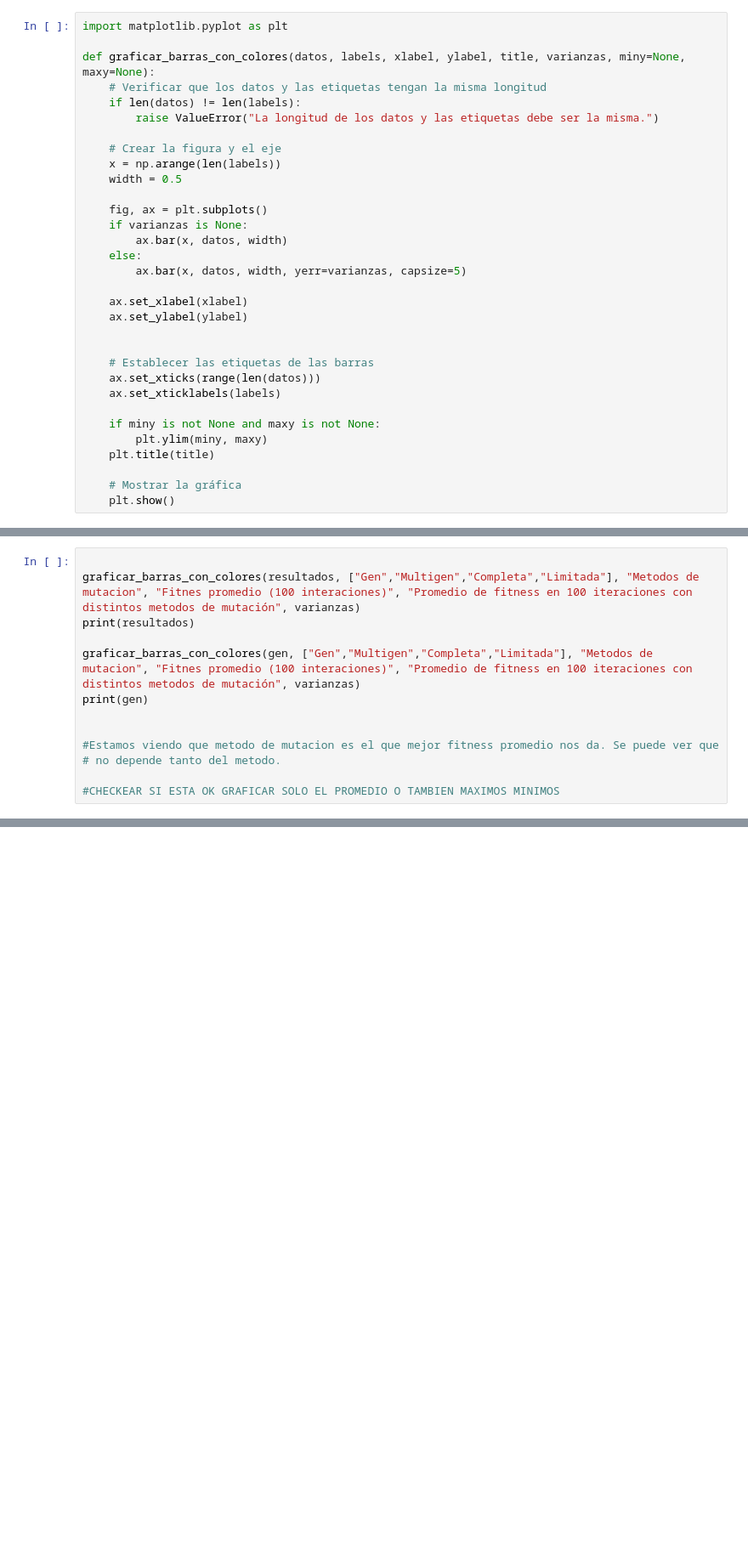
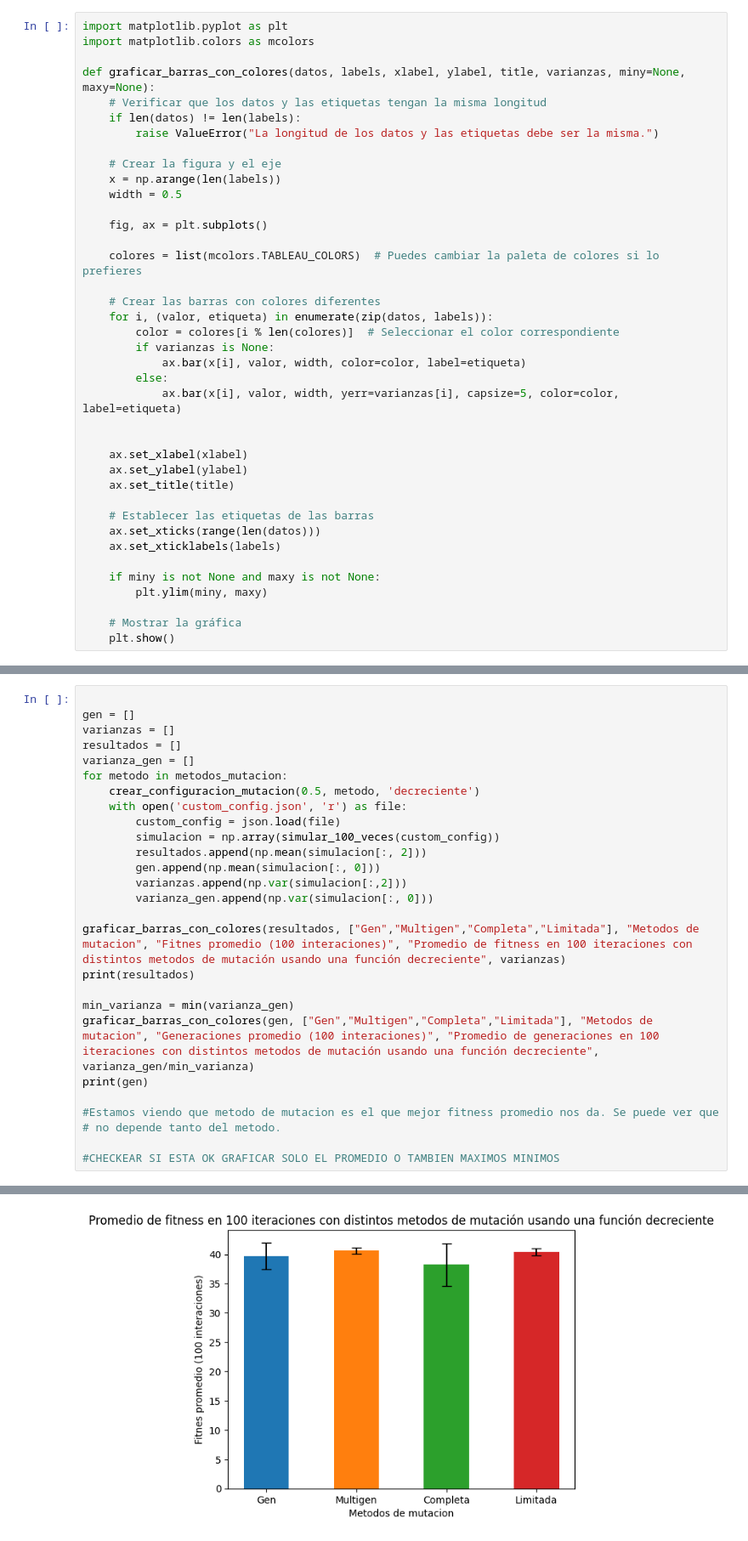
Before and after one commit to motegui/SIA-TP-S, a Jupyter notebook: TP2/TP2.ipynb, the cells around one changed output, grey strips where cells are left out. Shown at 85% size. Saved outputs shown, nothing was run; the diff lists cells and outputs as text; blank space fills up the shorter version.

Commit message:
Finishing graphs

```diff
--- a/TP2/TP2.ipynb
+++ b/TP2/TP2.ipynb
@@ -48,5 +1,6 @@ La idea es ver para cada probabilidad de mutacion 4 datos: el promedio de fitnes
 # %%
 import matplotlib.pyplot as plt
+import matplotlib.colors as mcolors
 
 def graficar_barras_con_colores(datos, labels, xlabel, ylabel, title, varianzas, miny=None, maxy=None):
     # Verificar que los datos y las etiquetas tengan la misma longitud
@@ -58,14 +12,21 @@ def graficar_barras_con_colores(datos, labels, xlabel, ylabel, title, varianzas,
     width = 0.5
 
     fig, ax = plt.subplots()
-    if varianzas is None:
-        ax.bar(x, datos, width)
-    else:
-        ax.bar(x, datos, width, yerr=varianzas, capsize=5)
+
+    colores = list(mcolors.TABLEAU_COLORS)  # Puedes cambiar la paleta de colores si lo prefieres
+
+    # Crear las barras con colores diferentes
+    for i, (valor, etiqueta) in enumerate(zip(datos, labels)):
+        color = colores[i % len(colores)]  # Seleccionar el color correspondiente
+        if varianzas is None:
+            ax.bar(x[i], valor, width, color=color, label=etiqueta)
+        else:
+            ax.bar(x[i], valor, width, yerr=varianzas[i], capsize=5, color=color, label=etiqueta)
+
 
     ax.set_xlabel(xlabel)
     ax.set_ylabel(ylabel)
-
+    ax.set_title(title)
 
     # Establecer las etiquetas de las barras
     ax.set_xticks(range(len(datos)))
@@ -73,7 +34,6 @@ def graficar_barras_con_colores(datos, labels, xlabel, ylabel, title, varianzas,
 
     if miny is not None and maxy is not None:
         plt.ylim(miny, maxy)
-    plt.title(title)
 
     # Mostrar la gráfica
     plt.show()
@@ -110,13 +87,28 @@ for metodo in metodos_mutacion:
 # %%
 
-graficar_barras_con_colores(resultados, ["Gen","Multigen","Completa","Limitada"], "Metodos de mutacion", "Fitnes promedio (100 interaciones)", "Promedio de fitness en 100 iteraciones con distintos metodos de mutación", varianzas)
+gen = []
+varianzas = []
+resultados = []
+varianza_gen = []
+for metodo in metodos_mutacion:
+    crear_configuracion_mutacion(0.5, metodo, 'decreciente')
+    with open('custom_config.json', 'r') as file:
+        custom_config = json.load(file)
+        simulacion = np.array(simular_100_veces(custom_config))
+        resultados.append(np.mean(simulacion[:, 2]))
+        gen.append(np.mean(simulacion[:, 0]))
+        varianzas.append(np.var(simulacion[:,2]))
+        varianza_gen.append(np.var(simulacion[:, 0]))
+
+graficar_barras_con_colores(resultados, ["Gen","Multigen","Completa","Limitada"], "Metodos de mutacion", "Fitnes promedio (100 interaciones)", "Promedio de fitness en 100 iteraciones con distintos metodos de mutación usando una función decreciente", varianzas)
 print(resultados)
 
-graficar_barras_con_colores(gen, ["Gen","Multigen","Completa","Limitada"], "Metodos de mutacion", "Fitnes promedio (100 interaciones)", "Promedio de fitness en 100 iteraciones con distintos metodos de mutación", varianzas)
+min_varianza = min(varianza_gen)
+graficar_barras_con_colores(gen, ["Gen","Multigen","Completa","Limitada"], "Metodos de mutacion", "Generaciones promedio (100 interaciones)", "Promedio de generaciones en 100 iteraciones con distintos metodos de mutación usando una función decreciente", varianza_gen/min_varianza)
 print(gen)
-
 
 #Estamos viendo que metodo de mutacion es el que mejor fitness promedio nos da. Se puede ver que
 # no depende tanto del metodo.
 
 #CHECKEAR SI ESTA OK GRAFICAR SOLO EL PROMEDIO O TAMBIEN MAXIMOS MINIMOS
+# %% [output]
@@ -122,0 +119 @@ print(gen)
+[figure, added]
```
Also changed, not shown: parts of 11 cells of this notebook, 7 other files.
